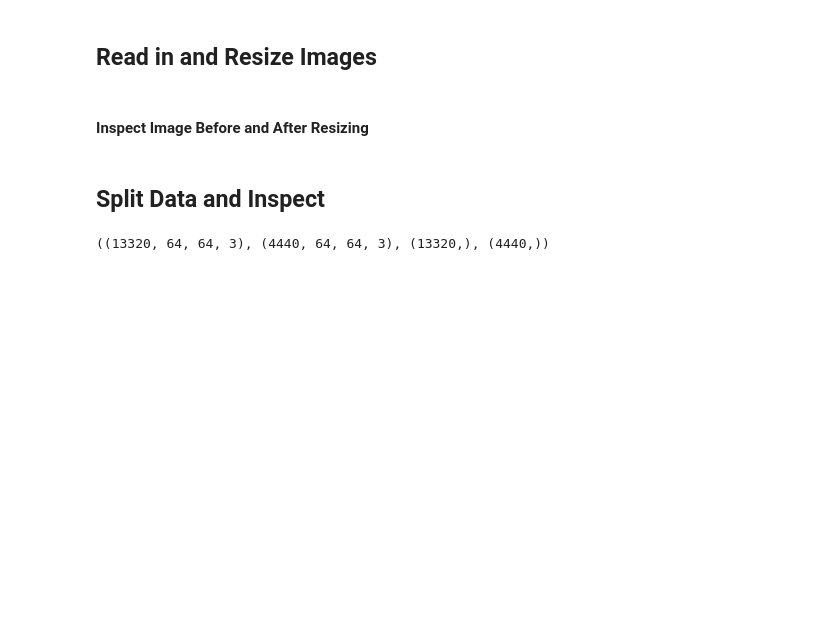
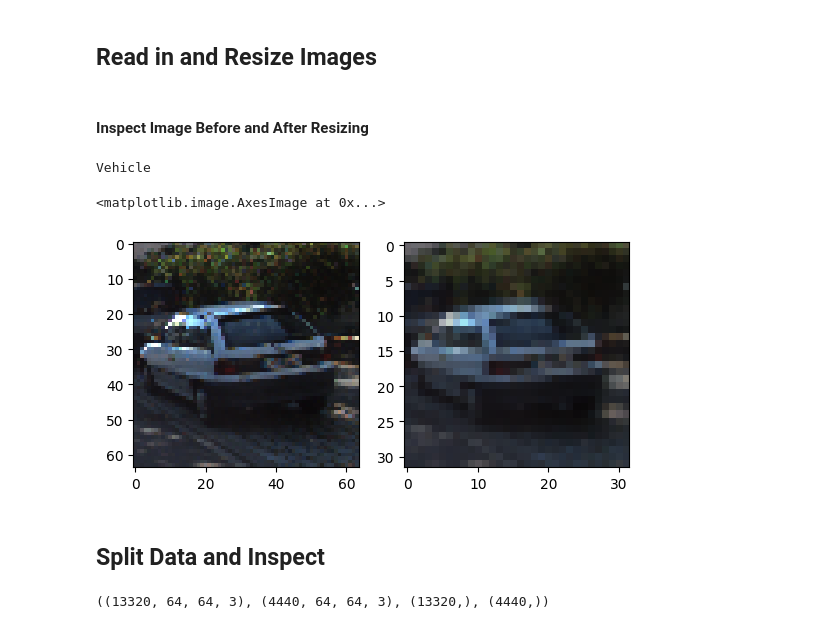
Before and after one commit to murdockma/4604_ML_project, a Jupyter notebook: 4604 Project.ipynb, the cells around one changed output. Cells and saved outputs as stored; diff of their text form; code cells hidden in the pictures; blank space fills up the shorter version.

```diff
--- a/4604 Project.ipynb
+++ b/4604 Project.ipynb
@@ -88,3 +95,5 @@ array([[[[105, 124, 121],
+# %%
+resize = np.array([resize(plt.imread(p), (32,32,3)) for p in df_shuffled['paths']])
 # %% [markdown]
 ## Read in and Resize Images
 # %%
@@ -93,11 +102,16 @@ ims = np.array([resize(plt.imread(p), (32,32,3)) for p in df['paths']]) / 255
 #### Inspect Image Before and After Resizing
 # %%
 f, ax = plt.subplots(1,2)
-print(df['labels'][5])
-im = plt.imread(df['paths'][5])#, (32,32,3))
-im_ = resize(plt.imread(df['paths'][5]), (32,32,3))
+print(np.where(df_shuffled['labels'][15]==1, 'Vehicle', 'Non-Vehicle'))
+im = plt.imread(df_shuffled['paths'][15])#, (32,32,3))
+# im_ = resize(plt.imread(df_shuffled['paths'][5]), (32,32,3))
+im_ = np.array(resize(plt.imread(df_shuffled['paths'][15]), (32, 32, 3)))
 ax[0].imshow(im)
 ax[1].imshow(im_)
+# %% [output]
+Vehicle
+<matplotlib.image.AxesImage at 0x...>
+[figure, added]
 # %% [markdown]
 ## Split Data and Inspect
 # %%
```
Also changed, not shown: parts of 30 cells of this notebook, 1 other file.
